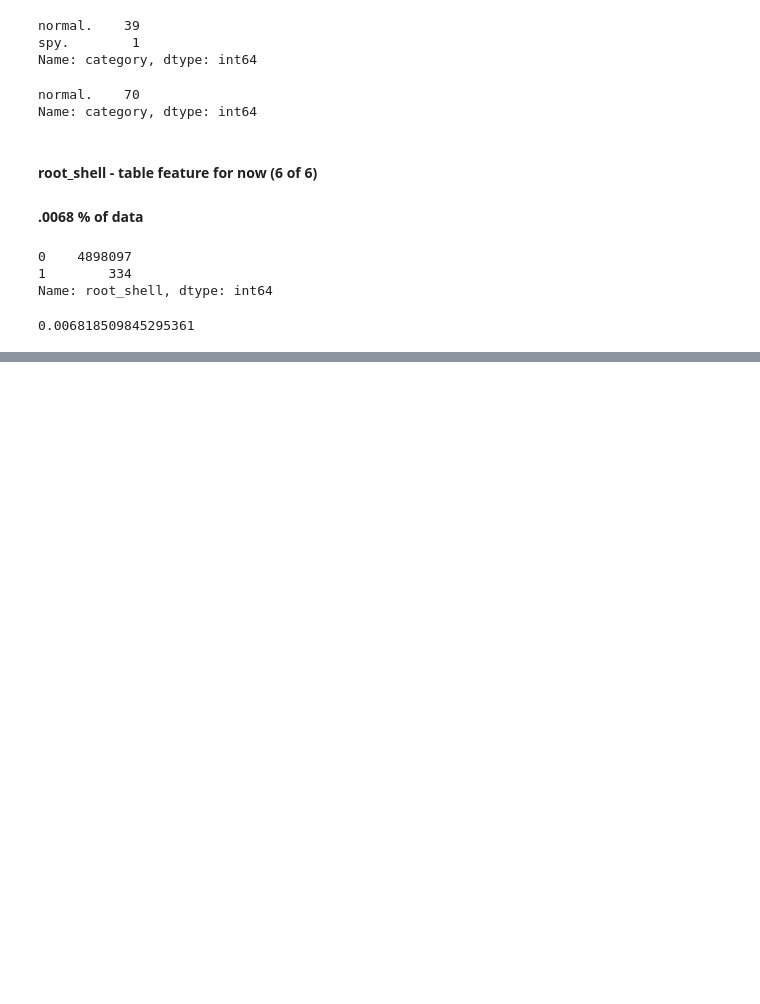
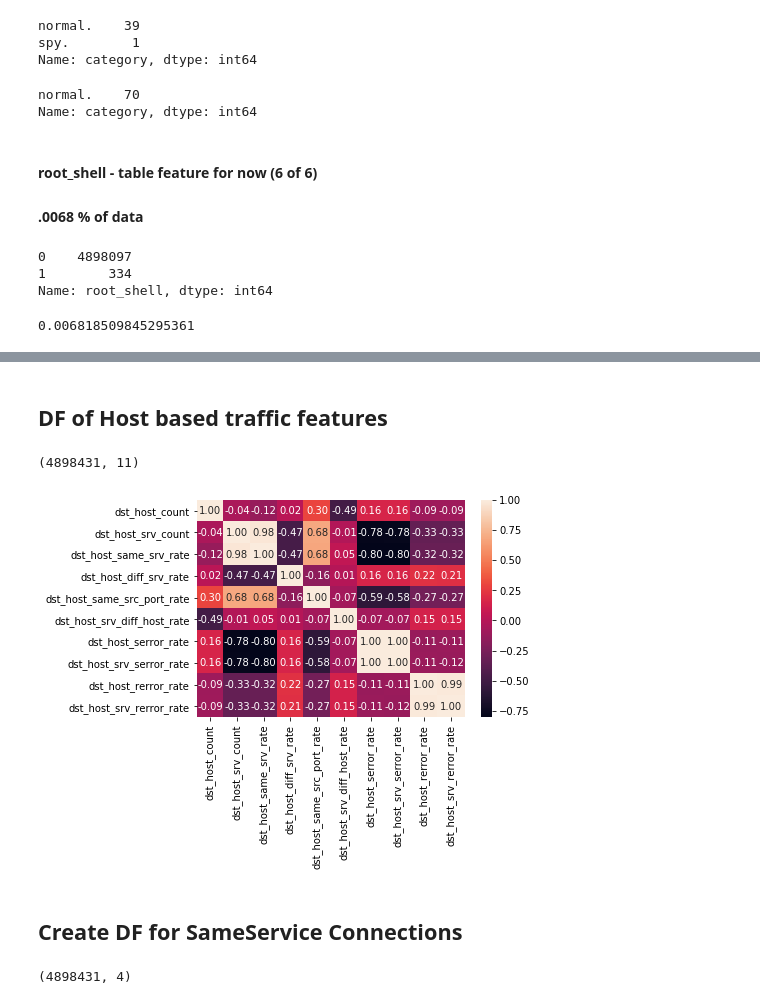
Before and after one commit to sweagle07/attack_classification, a Jupyter notebook: AttackClassifier_EDA_Summary.ipynb, the cells around one changed output, grey strips where cells are left out. Drawn from its saved outputs; the diff is of its cells as text; code cells hidden in the pictures; blank space fills up the shorter version.

Commit message:
Add files via upload
Update EDA and train notebooks with additional comments and file type switch on train_valid_set.

```diff
--- a/AttackClassifier_EDA_Summary.ipynb
+++ b/AttackClassifier_EDA_Summary.ipynb
@@ -351,0 +354,18 @@ Name: root_shell, dtype: int64
+# %% [markdown]
+## DF of Host based traffic features
+# %%
+traffic_train_df = train_df[['dst_host_count','dst_host_srv_count', 'dst_host_same_srv_rate', 'dst_host_diff_srv_rate', 'dst_host_same_src_port_rate', 'dst_host_srv_diff_host_rate', 'dst_host_serror_rate', 'dst_host_srv_serror_rate', 'dst_host_rerror_rate', 'dst_host_srv_rerror_rate','category']]
+traffic_train_df.shape
+# %% [output]
+(4898431, 11)
+# %%
+traffic_corr_heatmap = sb.heatmap(traffic_train_df.corr(),annot=True,fmt='0.2f')
+# %% [output]
+[figure, added]
+# %% [markdown]
+## Create DF for SameService Connections
+# %%
+ss_train_df = train_df[['srv_serror_rate','srv_rerror_rate','srv_diff_host_rate','category']]
+ss_train_df.shape
+# %% [output]
+(4898431, 4)
```
Also changed, not shown: parts of 14 cells of this notebook, 1 other file.
